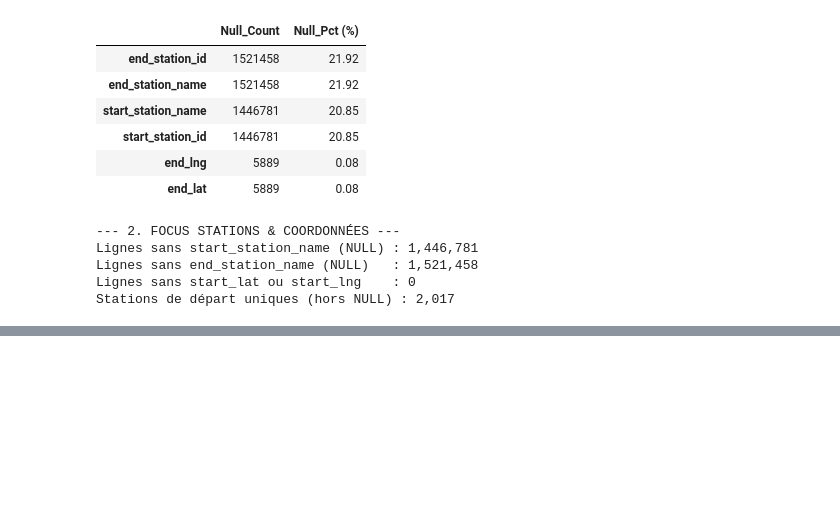
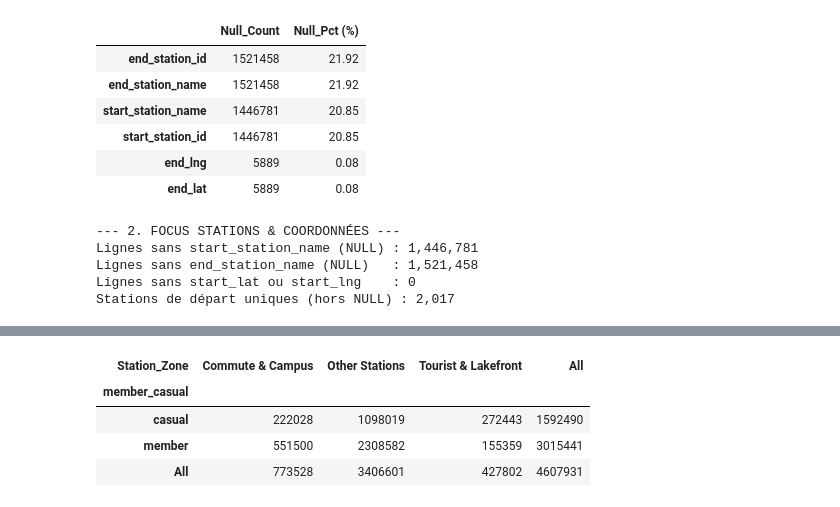
Before and after one commit to Roseline-HM/cyclistic-case-study, a Jupyter notebook: Case_Study_Cyclistic.ipynb, the cells around one changed output, grey strips where cells are left out. Cells and saved outputs as stored; diff of their text form; code cells hidden in the pictures; blank space fills up the shorter version.

```diff
--- a/Case_Study_Cyclistic.ipynb
+++ b/Case_Study_Cyclistic.ipynb
@@ -459,0 +423,81 @@ Yates Blvd & 93rd St
+# %%
+import pandas as pd
+
+# 1. Filtrer df_clean sans NULL sur start_station_name et end_station_name
+df_no_null = df_clean[
+    df_clean['start_station_name'].notna() & (df_clean['start_station_name'].str.strip() != '') &
+    df_clean['end_station_name'].notna() & (df_clean['end_station_name'].str.strip() != '')
+].copy()
+
+print(f"Lignes avant retrait des NULL : {len(df_clean):,}")
+print(f"Lignes après retrait des NULL : {len(df_no_null):,}\n")
+
+# --- 1. VOLUMES & PARTS GLOBALES (sans NULL) ---
+display(pd.DataFrame({
+    'trips': df_no_null['member_casual'].value_counts(),
+    'pct_global': df_no_null['member_casual'].value_counts(normalize=True) * 100
+}).round(2))
+
+# --- 2. DURÉES MOYENNES & MÉDIANES (en minutes, sans NULL) ---
+if 'ride_length_min' not in df_no_null.columns:
+    df_no_null['ride_length_min'] = df_no_null['ride_length'] / 60
+
+display(df_no_null.groupby('member_casual')['ride_length_min'].agg(
+    count='count',
+    mean_min='mean',
+    median_min='median'
+).round(2))
+
+# --- 3. TYPE DE VÉLO & LOOP VS POINT-TO-POINT (% PAR PROFIL, sans NULL) ---
+display((pd.crosstab(df_no_null['member_casual'], df_no_null['rideable_type'], normalize='index') * 100).round(2))
+
+is_loop = df_no_null['start_station_name'] == df_no_null['end_station_name']
+trip_type = is_loop.map({True: 'Loop', False: 'Point-to-Point'})
+display((pd.crosstab(df_no_null['member_casual'], trip_type, normalize='index') * 100).round(2))
+
+# --- 4. ZONES (Station_Zone, sans NULL) ---
+tourist_kw = [
+    "navy pier", "millennium park", "buckingham fountain", "adler planetarium",
+    "field museum", "shedd aquarium", "griffin museum of science and industry",
+    "dusable museum", "lincoln park zoo", "lincoln park conservatory",
+    "garfield park conservatory", "theater on the lake", "mccormick place",
+    "the salt shed", "obama presidential center", "beach", "harbor",
+    "lakefront", "lake shore dr", "lakeshore dr", "burnham"
+]
+
+commute_kw = [
+    "university", "chicago state university", "northwestern main campus",
+    "sheridan rd & noyes st (nu)", "malcolm x college", "olive harvey college",
+    "richard daley college", "wilbur wright college", "eths main campus",
+    "wacker dr", "lasalle st", "lasalle dr", "dearborn st",
+    "michigan ave & wacker dr", "michigan ave & madison st",
+    "michigan ave & washington st", "michigan ave & jackson blvd",
+    "canal st", "clinton st", "franklin st", "wells st",
+    "orleans st & merchandise mart plaza", "fulton market",
+    "daley center plaza", "city hall", "cta", "metra", "line"
+]
+
+def map_zone(val):
+    s = str(val).lower()
+    if any(k in s for k in tourist_kw):
+        return "Tourist & Lakefront"
+    if any(k in s for k in commute_kw):
+        return "Commute & Campus"
+    return "Other Stations"
+
+df_no_null['Station_Zone'] = df_no_null['start_station_name'].apply(map_zone)
+
+print("\n--- Volumes (member_casual x Station_Zone, sans NULL) ---")
+display(pd.crosstab(df_no_null['member_casual'], df_no_null['Station_Zone'], margins=True))
+
+print("\n--- % sur le total sans NULL (100% = tout le tableau) ---")
+display((pd.crosstab(df_no_null['member_casual'], df_no_null['Station_Zone'], normalize='all') * 100).round(2))
+
+print("\n--- % à l'intérieur de chaque profil (casual = 100%, member = 100%) ---")
+display((pd.crosstab(df_no_null['member_casual'], df_no_null['Station_Zone'], normalize='index') * 100).round(2))
+
+# --- 5. RECOUPEMENT NAVY PIER (sans NULL) ---
+navy_start = df_no_null['start_station_name'].str.lower().str.contains("navy pier", na=False)
+print(f"\nDéparts 'Navy Pier' (sans NULL) : {navy_start.sum():,} soit {navy_start.sum() / len(df_no_null) * 100:.2f}% du total sans NULL")
+display(df_no_null[navy_start]['member_casual'].value_counts())
+# %% [output]
@@ -459,0 +523,5 @@ Yates Blvd & 93rd St
+| Station_Zone | Commute & Campus | Other Stations | Tourist & Lakefront | All |
+| member_casual |  |  |  |  |
+| casual | 222028 | 1098019 | 272443 | 1592490 |
+| member | 551500 | 2308582 | 155359 | 3015441 |
+| All | 773528 | 3406601 | 427802 | 4607931 |
```
Also changed, not shown: parts of 2 cells of this notebook.
